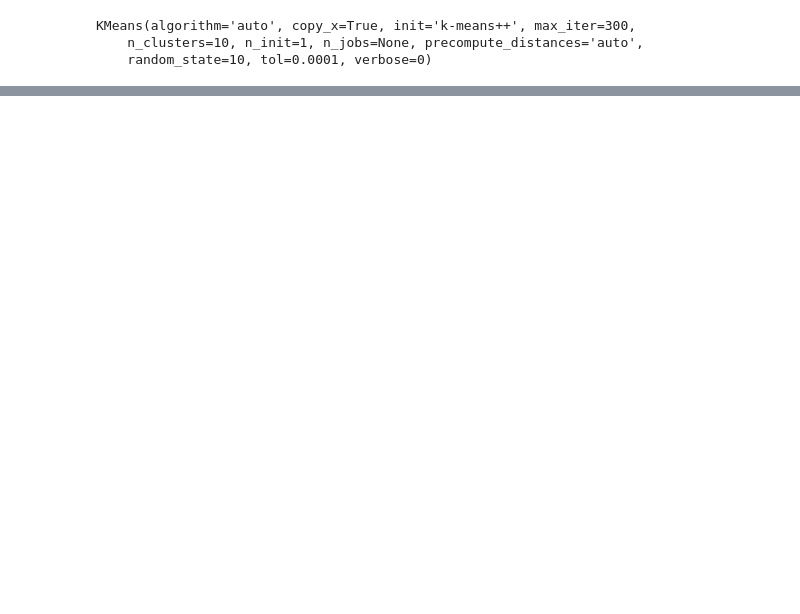
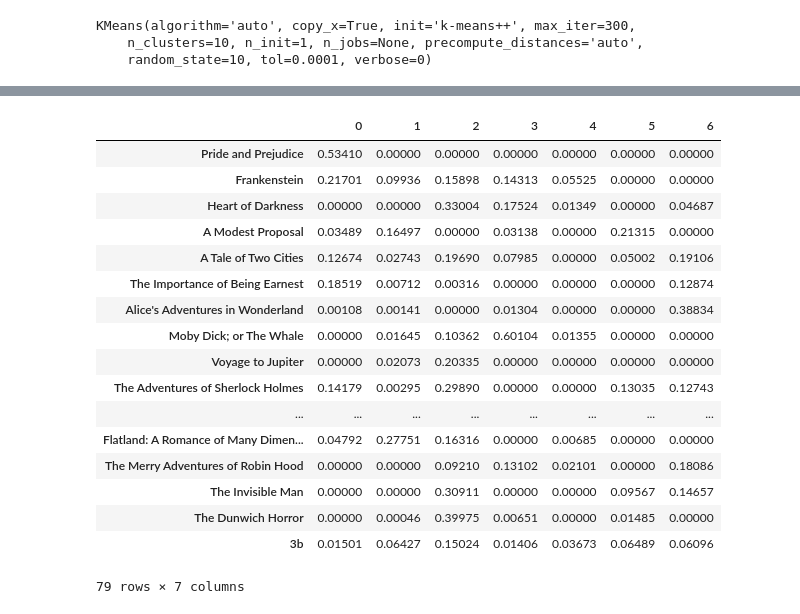
Before and after one commit to j-max/gutenberg_recommender, a Jupyter notebook: notebooks/gutenberg_proj4_notebook.ipynb, the cells around one changed output, grey strips where cells are left out. Drawn from its saved outputs; the diff is of its cells as text; code cells hidden in the pictures; blank space fills up the shorter version.

```diff
--- a/notebooks/gutenberg_proj4_notebook.ipynb
+++ b/notebooks/gutenberg_proj4_notebook.ipynb
@@ -136,3 +176,3 @@ lemmed_text['50133']
 # %%
-# books_for_lemming = [book_cleaner(str(book)) for book in book_nums]
-# spacy_lemmed_text = [spacy_lemmer.spacy_lem_text(book) for book in books_for_lemming]
+books_for_lemming = [book_cleaner(str(book)) for book in book_nums]
+spacy_lemmed_text = [spacy_lemmer.spacy_lem_text(book) for book in books_for_lemming]
@@ -430,7 +507,7 @@ from sklearn.decomposition import NMF
 
 #retrain the tfidf vectorizor just to make sure it is fit on the training data.
 tfidf= TfidfVectorizer(min_df = .1, max_df = .9, stop_words='english', ngram_range=(1,2))
-doc_word = tfidf.fit_transform(lemmed_text_from_dict)
+doc_word = tfidf.fit_transform(spacy_lemmed_text)
 # %%
 nmf_model = NMF(7)
 doc_topic = nmf_model.fit_transform(doc_word)
@@ -465,8 +542,8 @@ white, window, black, strange, street, earth, sir, table, star, case, paper, gla
 #bring in the test book, and look at it's topic weights.  It expresses topic 2 most strongly.
 #Topic 2 is heavy in sci fi vocabulary, so it makes sense.
 
-file_loc = '/Users/mbarry/Documents/Coding/ds/metis/projects/gutenberg_recommender/data/external/irobot.txt'
-title_of_test = 'irobot'
+file_loc = '/Users/mbarry/Documents/Coding/ds/metis/projects/gutenberg_recommender/data/external/three_body.txt'
+title_of_test = '3b'
 import book_to_compare
 lemmed_test = book_to_compare.new_test_book(file_loc, title_of_test)
 
@@ -530,0 +613,26 @@ irobot 9
+# %%
+Vt = pd.DataFrame(doc_for_k.round(5),
+             index = book_titles,
+             columns = [0,1,2,3,4,5,6])
+# Vt.sort_values('component_5', ascending=False))
+# Vt.sort_values(1, ascending=False)
+Vt
+# %% [output]
+|  | 0 | 1 | 2 | 3 | 4 | 5 | 6 |
+| Pride and Prejudice | 0.53410 | 0.00000 | 0.00000 | 0.00000 | 0.00000 | 0.00000 | 0.00000 |
+| Frankenstein | 0.21701 | 0.09936 | 0.15898 | 0.14313 | 0.05525 | 0.00000 | 0.00000 |
+| Heart of Darkness | 0.00000 | 0.00000 | 0.33004 | 0.17524 | 0.01349 | 0.00000 | 0.04687 |
+| A Modest Proposal | 0.03489 | 0.16497 | 0.00000 | 0.03138 | 0.00000 | 0.21315 | 0.00000 |
+| A Tale of Two Cities | 0.12674 | 0.02743 | 0.19690 | 0.07985 | 0.00000 | 0.05002 | 0.19106 |
+| The Importance of Being Earnest | 0.18519 | 0.00712 | 0.00316 | 0.00000 | 0.00000 | 0.00000 | 0.12874 |
+| Alice's Adventures in Wonderland | 0.00108 | 0.00141 | 0.00000 | 0.01304 | 0.00000 | 0.00000 | 0.38834 |
+| Moby Dick; or The Whale | 0.00000 | 0.01645 | 0.10362 | 0.60104 | 0.01355 | 0.00000 | 0.00000 |
+| Voyage to Jupiter | 0.00000 | 0.02073 | 0.20335 | 0.00000 | 0.00000 | 0.00000 | 0.00000 |
+| The Adventures of Sherlock Holmes | 0.14179 | 0.00295 | 0.29890 | 0.00000 | 0.00000 | 0.13035 | 0.12743 |
+| ... | ... | ... | ... | ... | ... | ... | ... |
+| Flatland: A Romance of Many Dimen... | 0.04792 | 0.27751 | 0.16316 | 0.00000 | 0.00685 | 0.00000 | 0.00000 |
+| The Merry Adventures of Robin Hood | 0.00000 | 0.00000 | 0.09210 | 0.13102 | 0.02101 | 0.00000 | 0.18086 |
+| The Invisible Man | 0.00000 | 0.00000 | 0.30911 | 0.00000 | 0.00000 | 0.09567 | 0.14657 |
+| The Dunwich Horror | 0.00000 | 0.00046 | 0.39975 | 0.00651 | 0.00000 | 0.01485 | 0.00000 |
+| 3b | 0.01501 | 0.06427 | 0.15024 | 0.01406 | 0.03673 | 0.06489 | 0.06096 |
+79 rows × 7 columns
```
Also changed, not shown: parts of 37 cells of this notebook, 27 other files.
